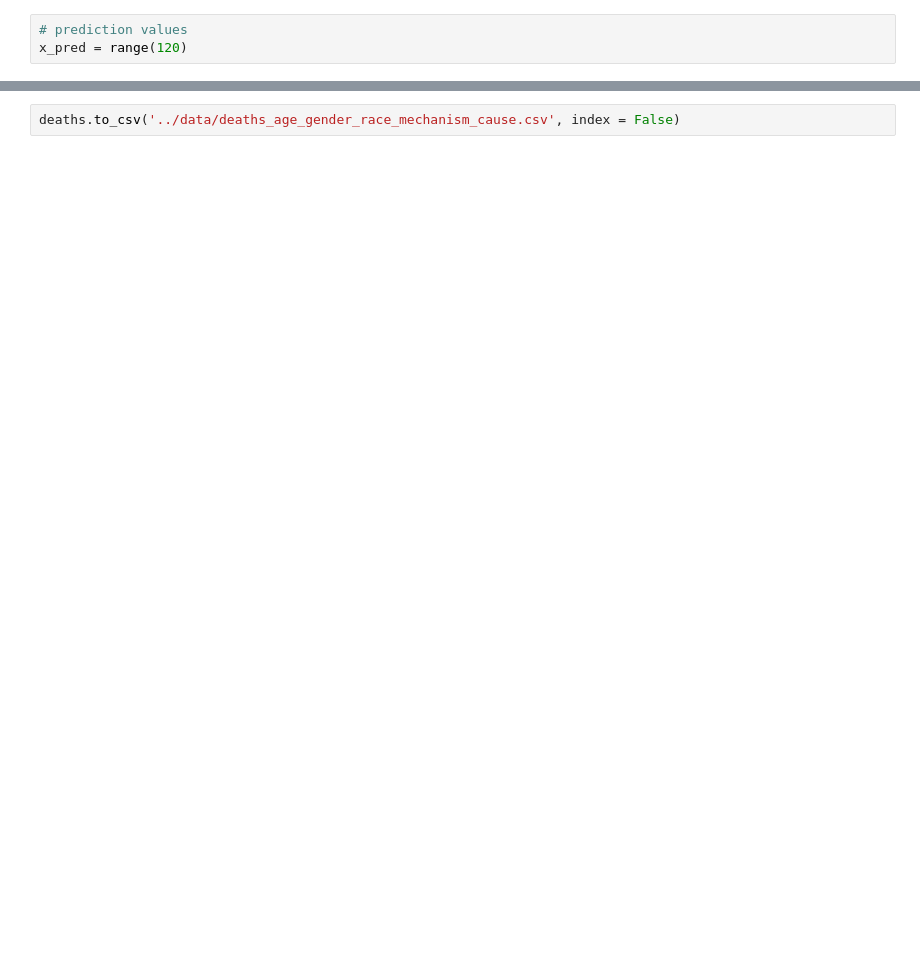
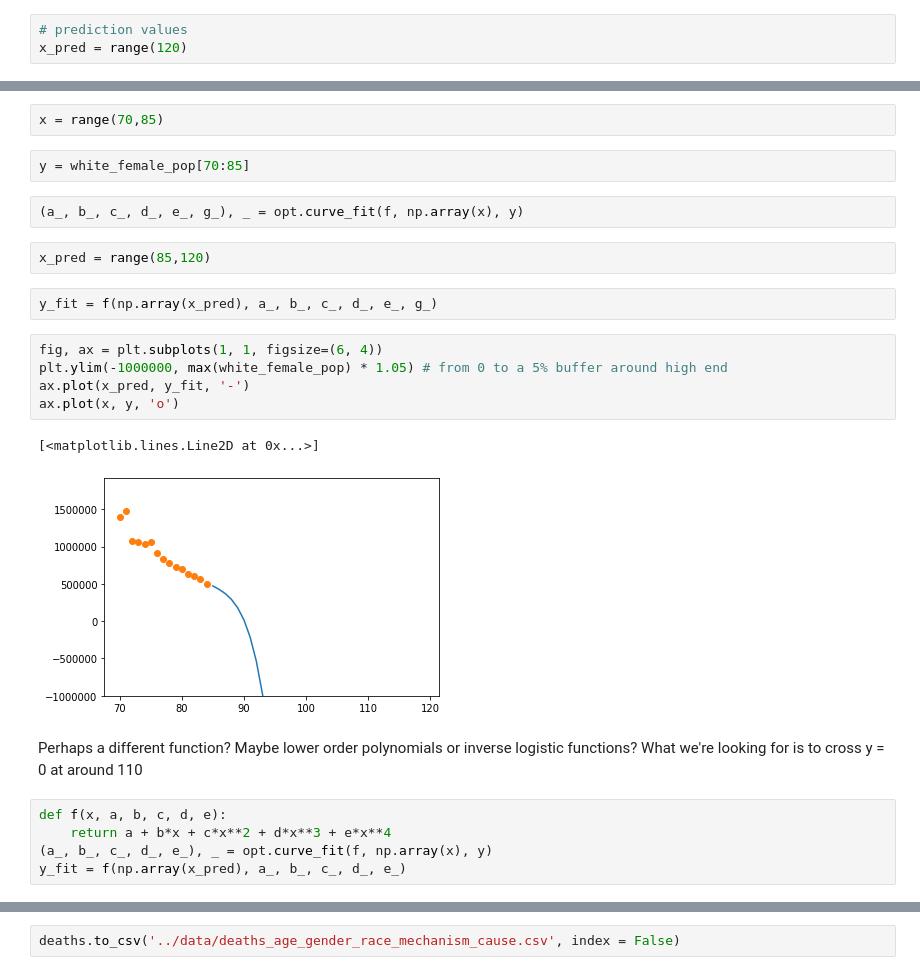
Before and after one commit to jameslee0920/death_simulator, a Jupyter notebook: src/mortality_combining_cleaining.ipynb, the cells around one changed output, grey strips where cells are left out. Saved outputs shown, nothing was run; the diff lists cells and outputs as text; blank space fills up the shorter version.

```diff
--- a/src/mortality_combining_cleaining.ipynb
+++ b/src/mortality_combining_cleaining.ipynb
@@ -309,0 +309,25 @@ Write cleaned dataset to .csv
+# %%
+x = range(70,85)
+# %%
+y = white_female_pop[70:85]
+# %%
+(a_, b_, c_, d_, e_, g_), _ = opt.curve_fit(f, np.array(x), y)
+# %%
+x_pred = range(85,120)
+# %%
+y_fit = f(np.array(x_pred), a_, b_, c_, d_, e_, g_)
+# %%
+fig, ax = plt.subplots(1, 1, figsize=(6, 4))
+plt.ylim(-1000000, max(white_female_pop) * 1.05) # from 0 to a 5% buffer around high end
+ax.plot(x_pred, y_fit, '-')
+ax.plot(x, y, 'o')
+# %% [output]
+[<matplotlib.lines.Line2D at 0x...>]
+[figure, added]
+# %% [markdown]
+Perhaps a different function? Maybe lower order polynomials or inverse logistic functions? What we're looking for is to cross y = 0 at around 110
+# %%
+def f(x, a, b, c, d, e):
+    return a + b*x + c*x**2 + d*x**3 + e*x**4
+(a_, b_, c_, d_, e_), _ = opt.curve_fit(f, np.array(x), y)
+y_fit = f(np.array(x_pred), a_, b_, c_, d_, e_)
```
Also changed, not shown: parts of 24 cells of this notebook, 3 other files.
